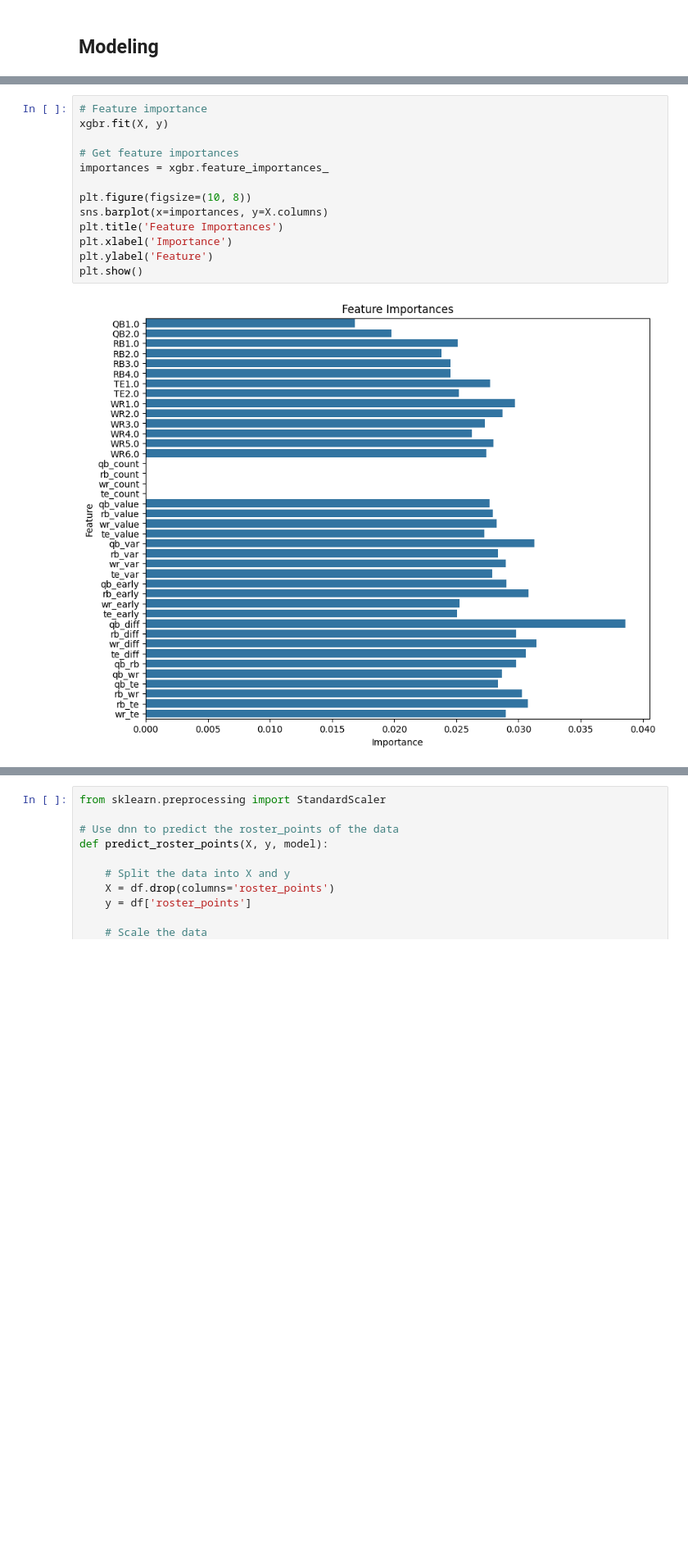
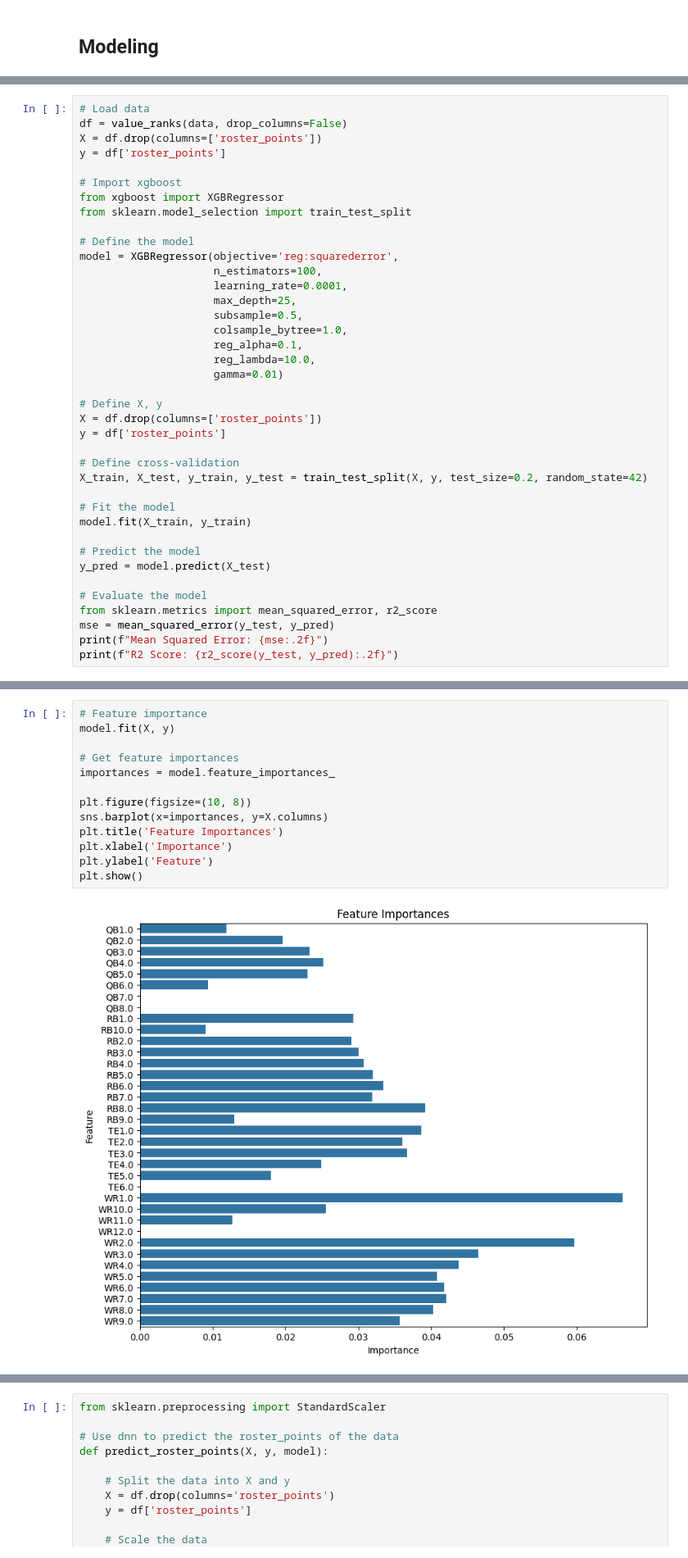
Before and after one commit to jackdepree/FFInsights, a Jupyter notebook: code/best_ball_mania_models.ipynb, the cells around one changed output, grey strips where cells are left out. Shown: that part at 82% size. Drawn from its saved outputs; the diff is of its cells as text; blank space fills up the shorter version.

```diff
--- a/code/best_ball_mania_models.ipynb
+++ b/code/best_ball_mania_models.ipynb
@@ -439,0 +419,39 @@ Cross-validation R^2 score: -0.03 (+/- 0.02)
+# %%
+# Load data
+df = value_ranks(data, drop_columns=False)
+X = df.drop(columns=['roster_points'])
+y = df['roster_points']
+
+# Import xgboost
+from xgboost import XGBRegressor
+from sklearn.model_selection import train_test_split
+
+# Define the model
+model = XGBRegressor(objective='reg:squarederror',
+                     n_estimators=100,
+                     learning_rate=0.0001,
+                     max_depth=25,
+                     subsample=0.5,
+                     colsample_bytree=1.0,
+                     reg_alpha=0.1,
+                     reg_lambda=10.0,
+                     gamma=0.01)
+
+# Define X, y
+X = df.drop(columns=['roster_points'])
+y = df['roster_points']
+
+# Define cross-validation
+X_train, X_test, y_train, y_test = train_test_split(X, y, test_size=0.2, random_state=42)
+
+# Fit the model
+model.fit(X_train, y_train)
+
+# Predict the model
+y_pred = model.predict(X_test)
+
+# Evaluate the model
+from sklearn.metrics import mean_squared_error, r2_score
+mse = mean_squared_error(y_test, y_pred)
+print(f"Mean Squared Error: {mse:.2f}")
+print(f"R2 Score: {r2_score(y_test, y_pred):.2f}")
@@ -440,15 +461,15 @@ Cross-validation R^2 score: -0.03 (+/- 0.02)
 # %%
 # Feature importance
-xgbr.fit(X, y)
+model.fit(X, y)
 
 # Get feature importances
-importances = xgbr.feature_importances_
+importances = model.feature_importances_
 
 plt.figure(figsize=(10, 8))
 sns.barplot(x=importances, y=X.columns)
 plt.title('Feature Importances')
 plt.xlabel('Importance')
 plt.ylabel('Feature')
 plt.show()
 # %% [output]
-[figure, old version]
+[figure, new version]
```
Also changed, not shown: parts of 4 cells of this notebook, 1 other file.
